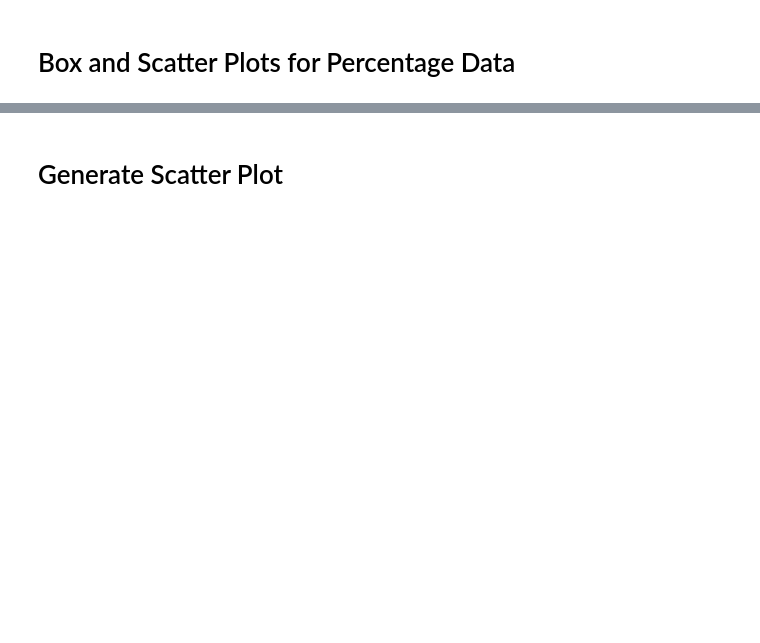
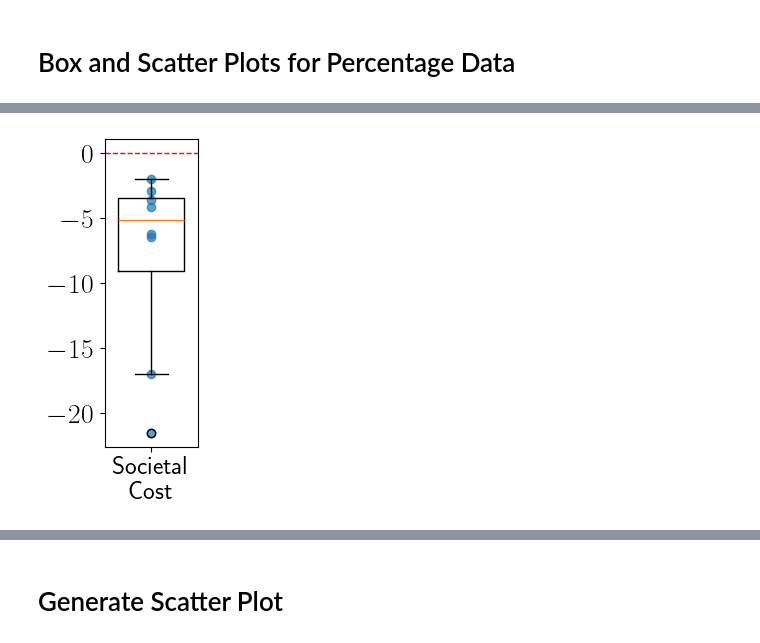
Before and after one commit to chihyuanchiu/CBCP_Credit_Discount, a Jupyter notebook: frank/Bilevel_Opt_aux_compare_CBCP_DBCP.ipynb, the cells around one changed output, grey strips where cells are left out. Cells and saved outputs as stored; diff of their text form; code cells hidden in the pictures; blank space fills up the shorter version.

```diff
--- a/frank/Bilevel_Opt_aux_compare_CBCP_DBCP.ipynb
+++ b/frank/Bilevel_Opt_aux_compare_CBCP_DBCP.ipynb
@@ -836,34 +992,40 @@ societal_costs_rel_data_array = stats_compare_percentage_array[:, -1]
 # %%
-# # Example data lists
-# data1 = [5, 6, 7, 8, 10]
-# data2 = [2, 3, 5, 4, 6]
-# data3 = [8, 9, 11, 10, 12]
+# Societal Cost (lambda R \geq lambda_E)
 
-# data = [data1, data2, data3]
+data = [societal_costs_rel_data_array___lambda_R_geq_lambda_E]
+positions = np.array([1]) * 0.15
 
-# # X positions for each scatter+box group
-# positions = [1, 2, 3]
+# plt.figure(figsize=(8, 5))
+plt.figure(figsize=(1.2, 4))
 
-# fig, ax = plt.subplots(figsize=(8, 5))
+# Boxplots
+plt.boxplot(data, positions=positions, widths=0.1)
 
-# # Create boxplots
-# ax.boxplot(data, positions=positions, widths=0.2)
+# Scatter points with jitter
+for i, d in enumerate(data):
+    # x_vals = np.random.normal(positions[i], 0.05, size=len(d))
+    x_vals = positions[i] * np.ones(len(d))
+    plt.scatter(x_vals, d, alpha=0.7)
 
-# # Add scatter points
-# for i, d in enumerate(data):
-#     # x_vals = np.random.normal(positions[i], 0.05, size=len(d))
-#     x_vals = positions[i] * np.ones(len(d))
-#     ax.scatter(x_vals, d, alpha=0.7)
+# Set shared axis labels and ticks
+plt.xticks(positions, ['Societal\nCost'], fontsize=18)
+plt.yticks(fontsize=20)
+# plt.ylabel("\% Increase (DBCP w.r.t. CBCP)", fontsize=20)
+# plt.ylabel("Magnitude")
 
-# # Shared y-axis → Matplotlib does this automatically
-# # but you can force specific magnitude limits if needed:
-# # ax.set_ylim(min(min(data1), min(data2), min(data3)),
-# #             max(max(data1), max(data2), max(data3)))
+# plt.xlim(positions[0], positions[-1])
+pad = 0.07
+plt.xlim(positions[0] - pad, positions[-1] + pad)
 
-# ax.set_xticks(positions)
-# ax.set_xticklabels(['Data 1', 'Data 2', 'Data 3'])
-# ax.set_ylabel("Magnitude")
-# ax.set_title("Scatter + Box Plots with Shared Magnitude Axis")
+plt.axhline(y=0, color='red', linestyle='--', linewidth=1)
+
+# plt.title("Societal Cost", fontsize=18)
+# plt.tick_params(axis='x', pad=2)
+# plt.margins(x=0)
 
 # plt.tight_layout()
-# plt.show()
+# plt.subplots_adjust(wspace=0.5)
+# plt.subplots_adjust(hspace=0.5)
+plt.show()
+# %% [output]
+[figure, added]
```
Also changed, not shown: parts of 17 cells of this notebook.
